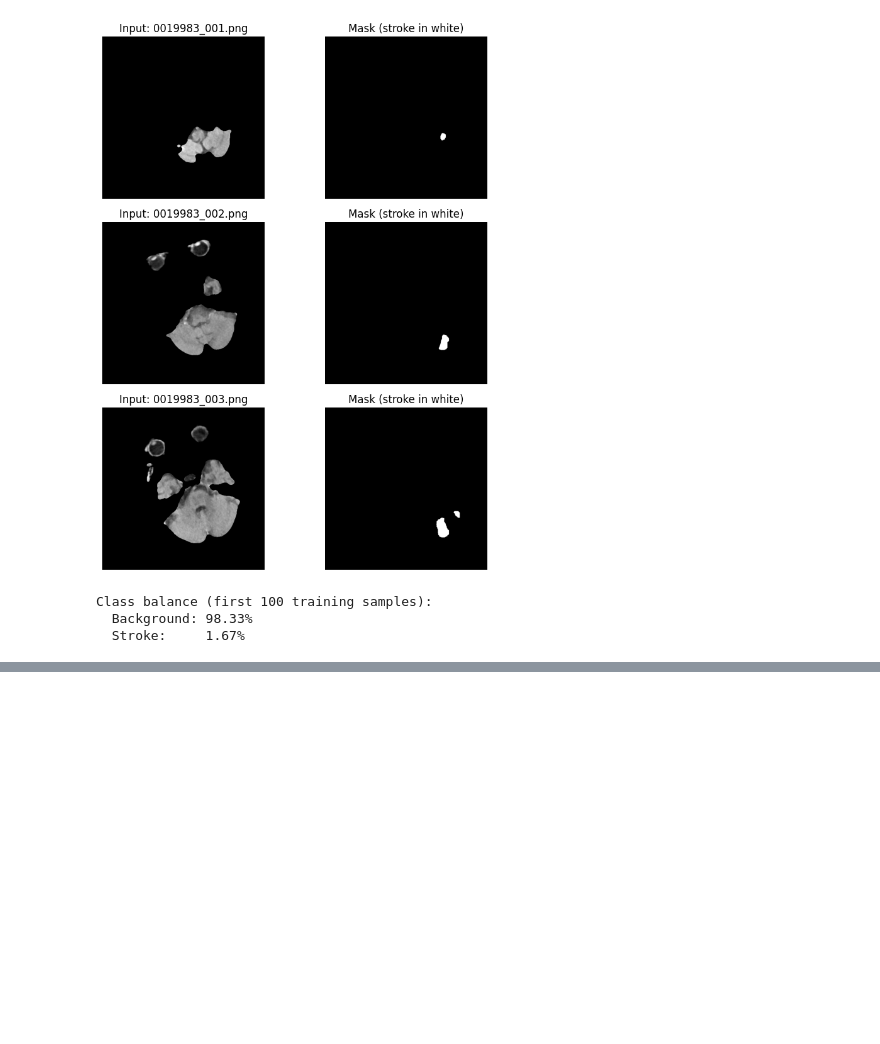
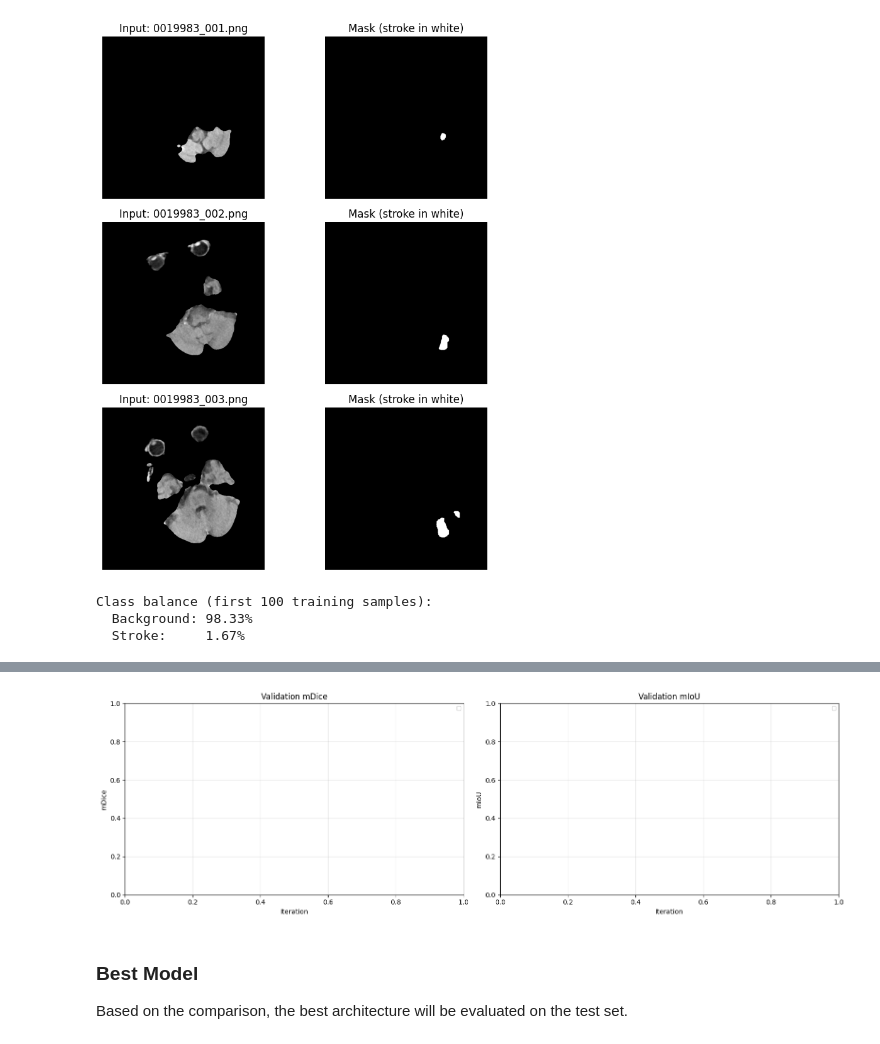
Before and after one commit to lhfazry/ncct-segmentation, a Jupyter notebook: colab/NCCT_Segmentation_MMSeg.ipynb, the cells around one changed output, grey strips where cells are left out. Saved outputs shown, nothing was run; the diff lists cells and outputs as text; code cells hidden in the pictures; blank space fills up the shorter version.

Commit message:
feat: extend NCCT segmentation notebook to perform comparative architecture search across 6 models

```diff
--- a/colab/NCCT_Segmentation_MMSeg.ipynb
+++ b/colab/NCCT_Segmentation_MMSeg.ipynb
@@ -325,6 +294,0 @@ We update `data_root` in the config to point to our Colab path.
-# %%
-from mmengine.config import Config
-
-CFG_PATH = "/content/ncct-segmentation/configs/ncct/unet_stroke_ncct.py"
-cfg = Config.fromfile(CFG_PATH)
-print(cfg.pretty_text)
@@ -418,14 +294,0 @@ After training completes, checkpoints (.pth files) and logs are saved in the wor
-# %%
-import glob
-
-# List checkpoint files
-ckpts = sorted(glob.glob(os.path.join(WORK_DIR, "*.pth")))
-print(f"Checkpoints found: {len(ckpts)}")
-for ckpt in ckpts:
-    size_mb = os.path.getsize(ckpt) / (1024 * 1024)
-    print(f"  {os.path.basename(ckpt):30s} {size_mb:.1f} MB")
-
-# Show latest training log
-log_files = sorted(glob.glob(os.path.join(WORK_DIR, "*.log*")))
-if log_files:
-    print(f"\nLog file: {os.path.basename(log_files[-1])}")
@@ -752,0 +716,38 @@ print(f"Created {DEEPLAB_CFG_PATH}")
+# %%
+# Plot validation curves for all models
+fig, axes = plt.subplots(1, 2, figsize=(16, 5))
+
+colors = plt.cm.tab10(np.linspace(0, 1, len(all_metrics)))
+
+for (name, metrics), color in zip(all_metrics.items(), colors):
+    if not metrics:
+        continue
+    iters = [m["iter"] for m in metrics]
+    dices = [m["mDice"] for m in metrics]
+    ious = [m["mIoU"] for m in metrics]
+
+    # Shorten name for legend
+    short = name.replace("unet_", "U-").replace("_r50", "").replace("_mitb0", "")
+    axes[0].plot(iters, dices, "-o", color=color, label=short)
+    axes[1].plot(iters, ious, "-s", color=color, label=short)
+
+axes[0].set_xlabel("Iteration")
+axes[0].set_ylabel("mDice")
+axes[0].set_title("Validation mDice")
+axes[0].legend(fontsize=8)
+axes[0].grid(True, alpha=0.3)
+
+axes[1].set_xlabel("Iteration")
+axes[1].set_ylabel("mIoU")
+axes[1].set_title("Validation mIoU")
+axes[1].legend(fontsize=8)
+axes[1].grid(True, alpha=0.3)
+
+plt.tight_layout()
+plt.show()
+# %% [output]
+[figure, added]
+# %% [markdown]
+### Best Model
+
+Based on the comparison, the best architecture will be evaluated on the test set.
```
Also changed, not shown: parts of 49 cells of this notebook.
